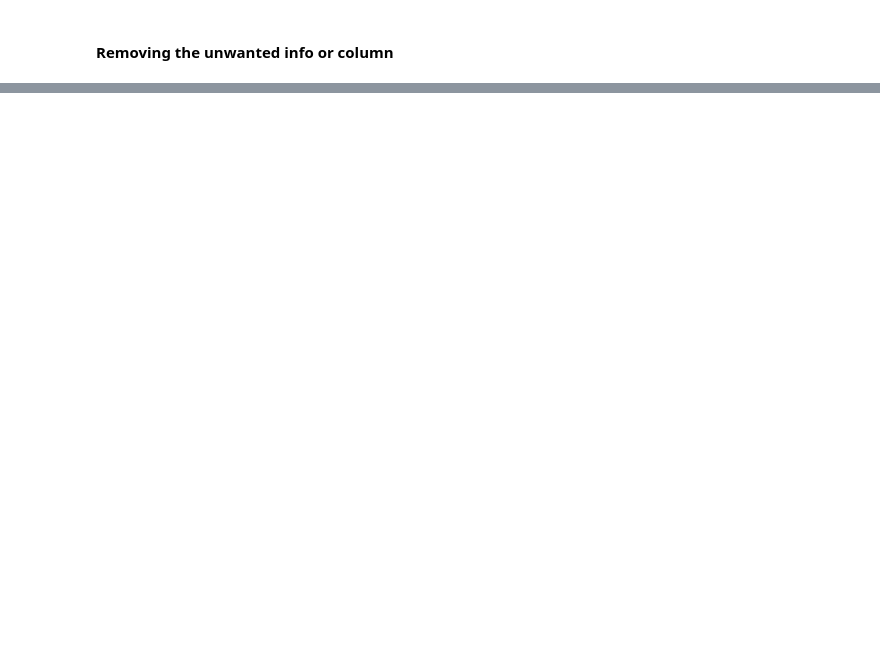
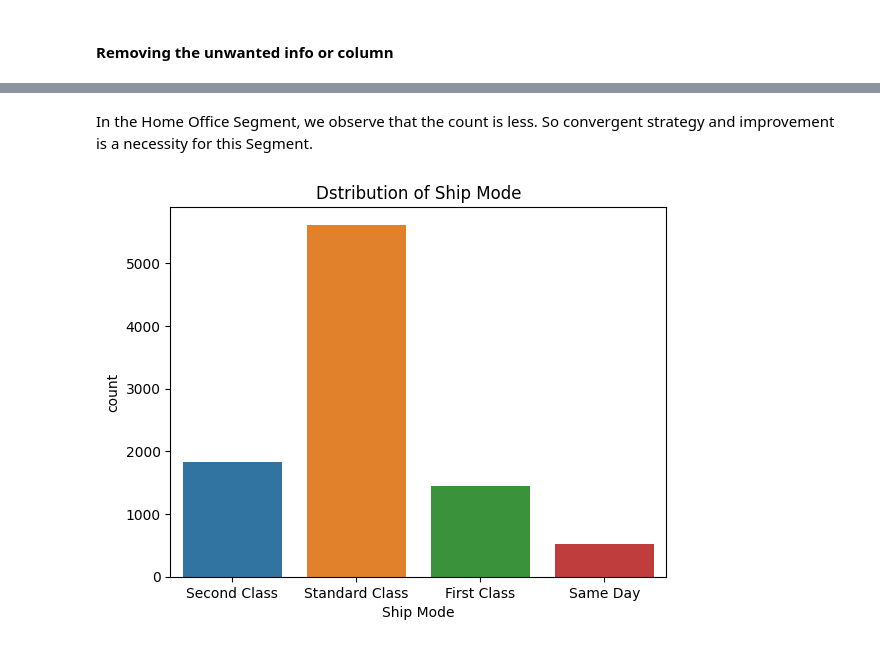
Before and after one commit to AnanthaTeja/Super_store_Data-Analysis, a Jupyter notebook: Super_Store_managment.ipynb, the cells around one changed output, grey strips where cells are left out. Drawn from its saved outputs; the diff is of its cells as text; code cells hidden in the pictures; blank space fills up the shorter version.

```diff
--- a/Super_Store_managment.ipynb
+++ b/Super_Store_managment.ipynb
@@ -133,0 +183,8 @@ d_frm.drop(columns='Postal Code',inplace=True)
+# %% [markdown]
+In the Home Office Segment, we observe that the count is less. So convergent strategy and improvement is a necessity for this Segment.
+# %%
+sns.countplot(data=data,x='Ship Mode')
+plt.title('Dstribution of Ship Mode')
+plt.show()
+# %% [output]
+[figure, added]
```
Also changed, not shown: parts of 40 cells of this notebook.
